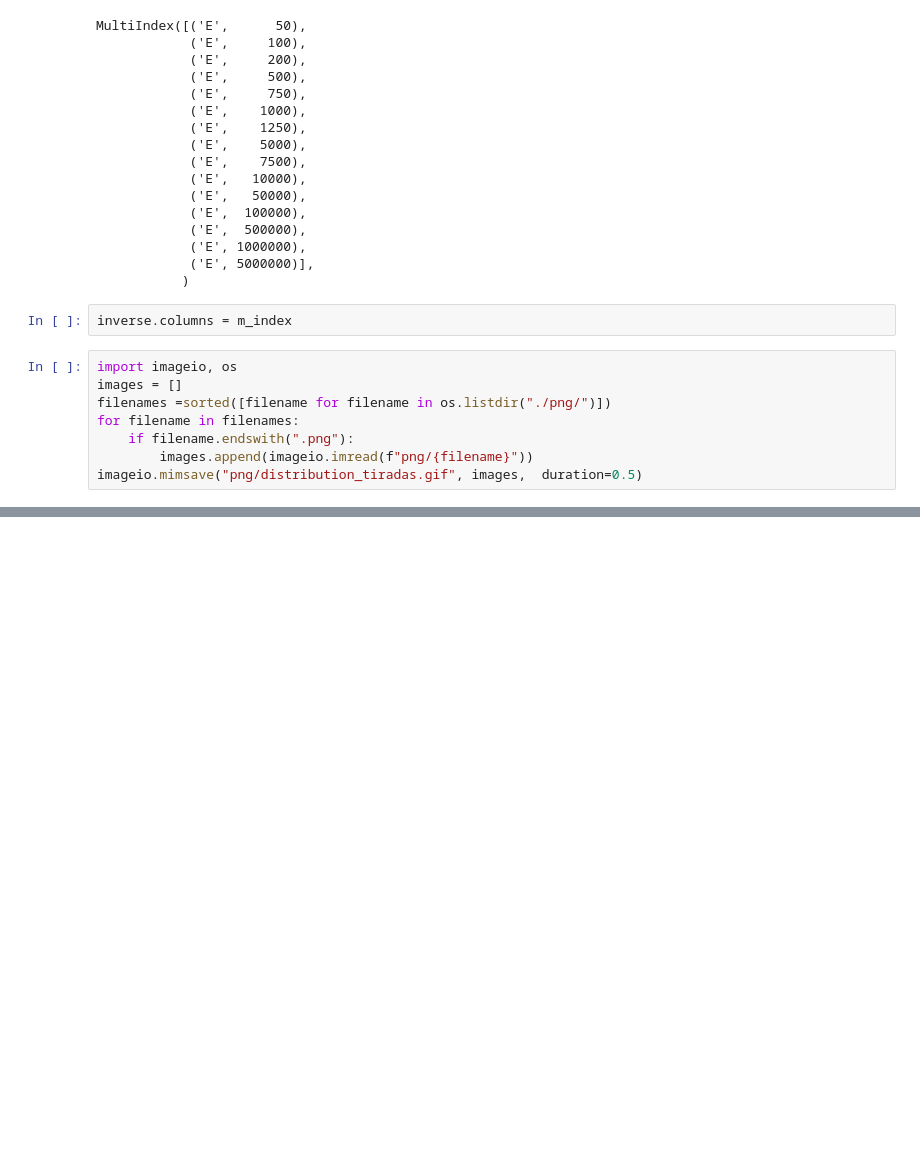
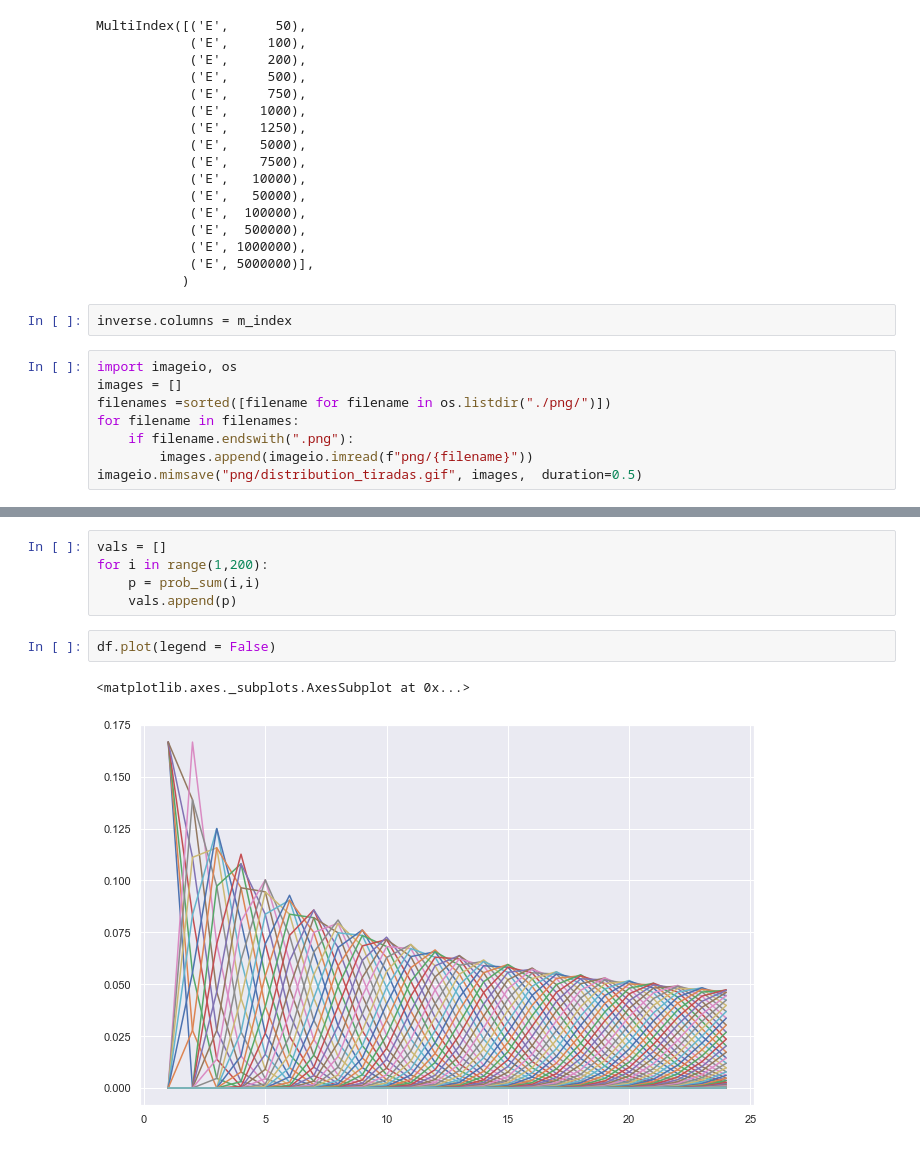
Before and after one commit to juanluisrto/central-limit-theorem-with-dice, a Jupyter notebook: dados.ipynb, the cells around one changed output, grey strips where cells are left out. Cells and saved outputs as stored; diff of their text form; blank space fills up the shorter version.

```diff
--- a/dados.ipynb
+++ b/dados.ipynb
@@ -195,0 +424,10 @@ imageio.mimsave("png/distribution_tiradas.gif", images,  duration=0.5)
+# %%
+vals = []
+for i in range(1,200):
+    p = prob_sum(i,i)
+    vals.append(p)
+# %%
+df.plot(legend = False)
+# %% [output]
+<matplotlib.axes._subplots.AxesSubplot at 0x...>
+[figure, added]
```
Also changed, not shown: parts of 27 cells of this notebook, 42 other files.
